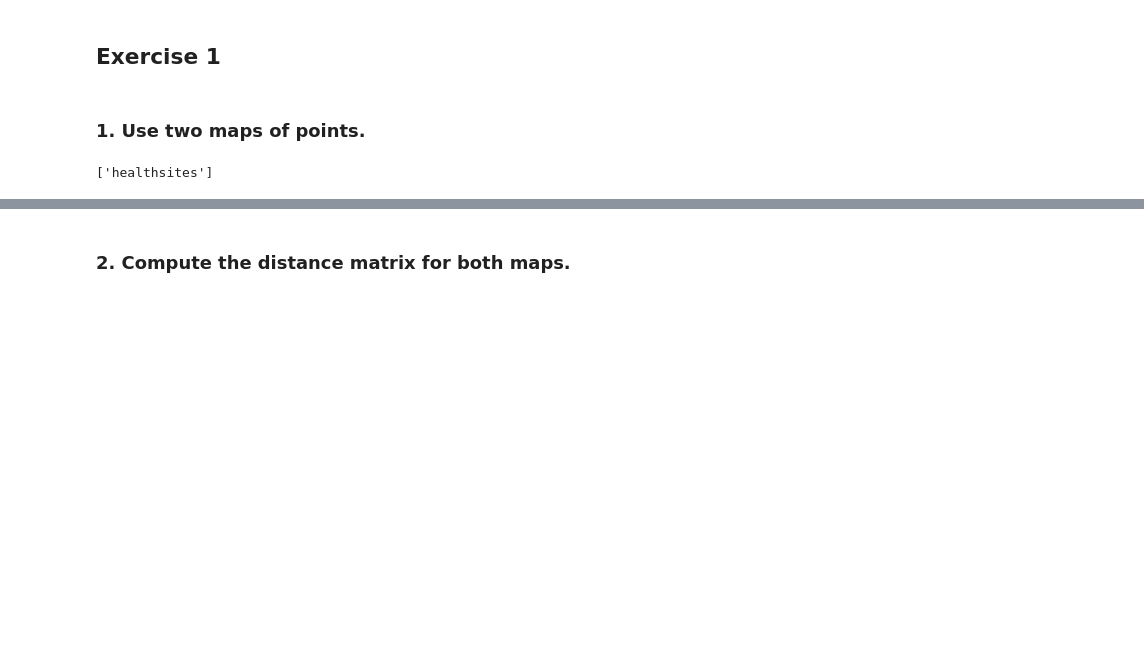
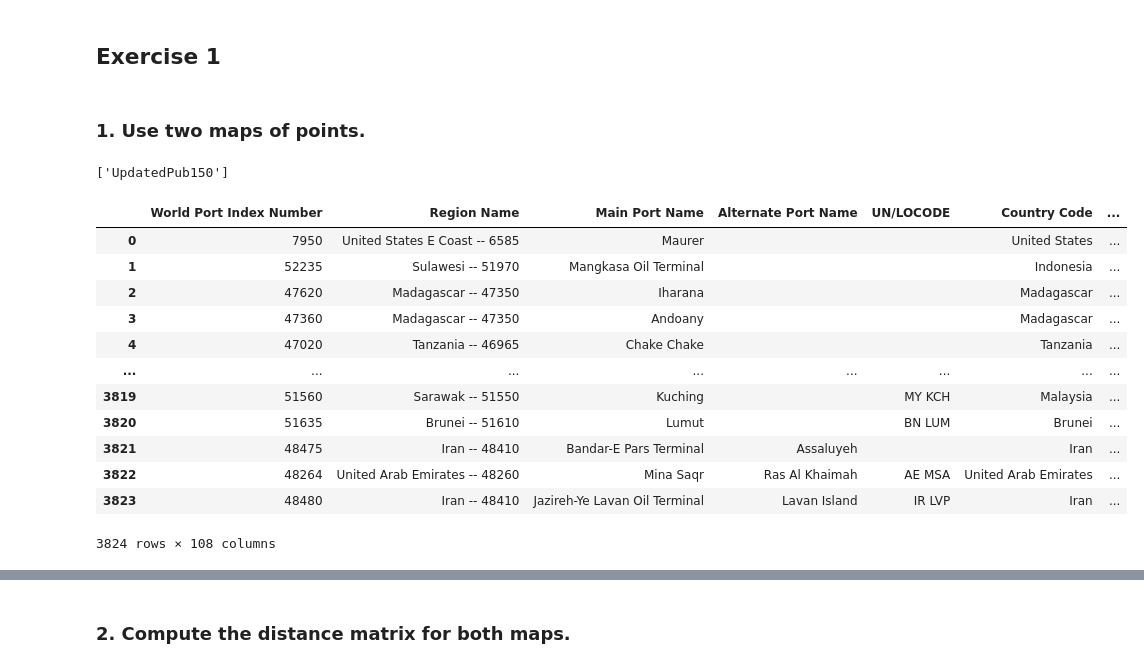
Before and after one commit to IntroSpatialDataScience/MiningGDF_Project1, a Jupyter notebook: Ev-p1.ipynb, the cells around one changed output, grey strips where cells are left out. Cells and saved outputs as stored; diff of their text form; code cells hidden in the pictures; blank space fills up the shorter version.

```diff
--- a/Ev-p1.ipynb
+++ b/Ev-p1.ipynb
@@ -15,4 +17,4 @@ peru_health = "https://github.com/IntroSpatialDataScience/MiningGDF_Project1/raw
 # %%
-listlayers(peru_health)
+listlayers(ports)
 # %% [output]
-['healthsites']
+['UpdatedPub150']
@@ -20,0 +24,16 @@ healthsites =gpd.read_file(peru_health,layer='healthsites')
+# %%
+portsFile
+# %% [output]
+|  | World Port Index Number | Region Name | Main Port Name | Alternate Port Name | UN/LOCODE | Country Code | ... |
+| 0 | 7950 | United States E Coast -- 6585 | Maurer |  |  | United States | ... |
+| 1 | 52235 | Sulawesi -- 51970 | Mangkasa Oil Terminal |  |  | Indonesia | ... |
+| 2 | 47620 | Madagascar -- 47350 | Iharana |  |  | Madagascar | ... |
+| 3 | 47360 | Madagascar -- 47350 | Andoany |  |  | Madagascar | ... |
+| 4 | 47020 | Tanzania -- 46965 | Chake Chake |  |  | Tanzania | ... |
+| ... | ... | ... | ... | ... | ... | ... | ... |
+| 3819 | 51560 | Sarawak -- 51550 | Kuching |  | MY KCH | Malaysia | ... |
+| 3820 | 51635 | Brunei -- 51610 | Lumut |  | BN LUM | Brunei | ... |
+| 3821 | 48475 | Iran -- 48410 | Bandar-E Pars Terminal | Assaluyeh |  | Iran | ... |
+| 3822 | 48264 | United Arab Emirates -- 48260 | Mina Saqr | Ras Al Khaimah | AE MSA | United Arab Emirates | ... |
+| 3823 | 48480 | Iran -- 48410 | Jazireh-Ye Lavan Oil Terminal | Lavan Island | IR LVP | Iran | ... |
+3824 rows × 108 columns
```
Also changed, not shown: parts of 11 cells of this notebook.
